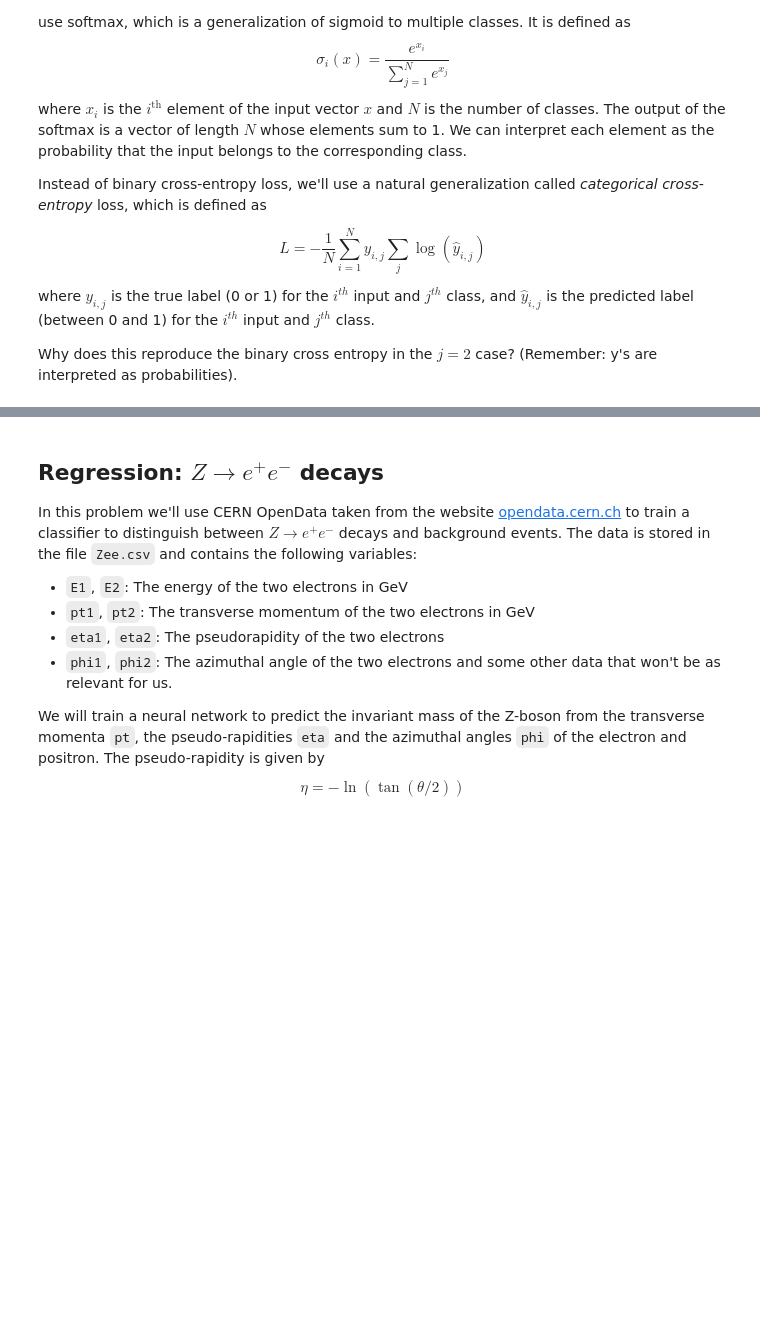
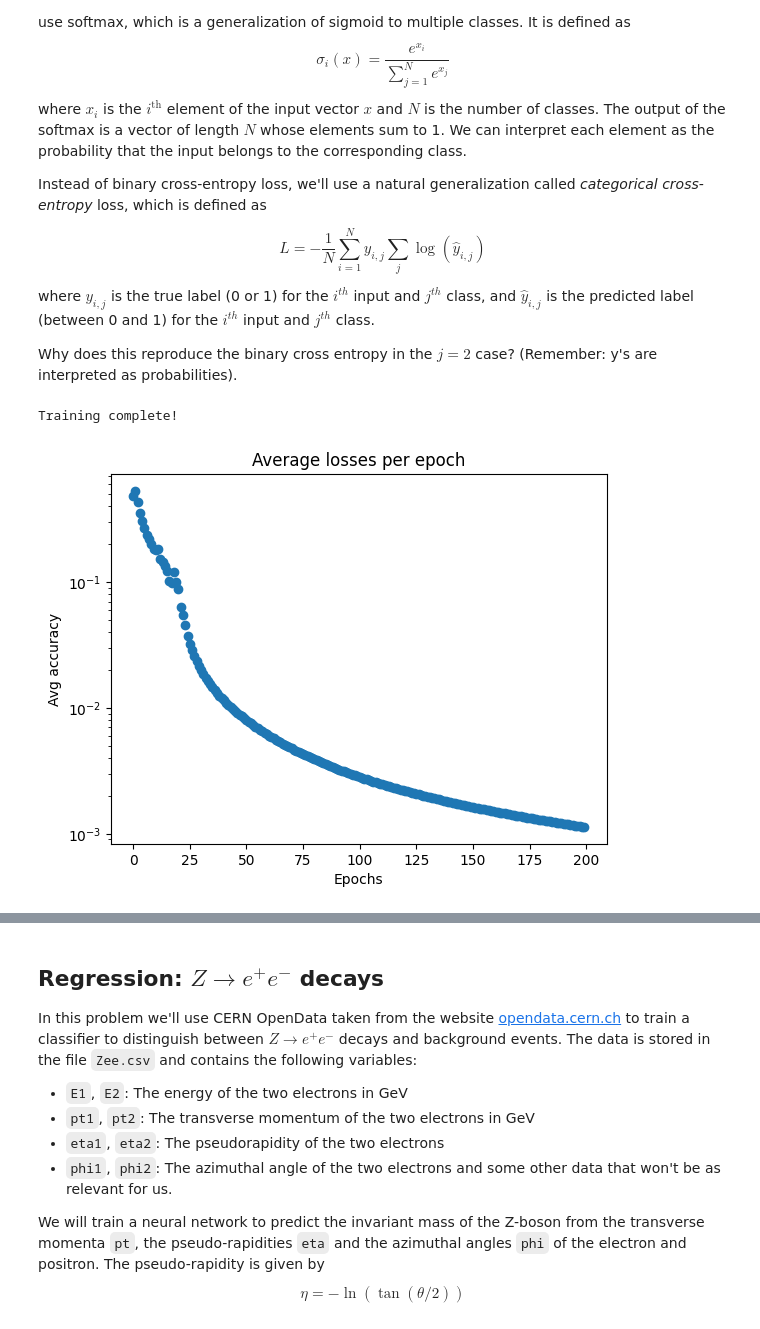
Before and after one commit to jimhalverson/COMP2023, a Jupyter notebook: notebooks/Physics and Machine Learning/2_Lecture_Supervised Learning.ipynb, the cells around one changed output, grey strips where cells are left out. Saved outputs shown, nothing was run; the diff lists cells and outputs as text; code cells hidden in the pictures; blank space fills up the shorter version.

```diff
--- a/notebooks/Physics and Machine Learning/2_Lecture_Supervised Learning.ipynb
+++ b/notebooks/Physics and Machine Learning/2_Lecture_Supervised Learning.ipynb
@@ -32,5 +117,11 @@ The basic idea of this loss is that if the true label is 1, then we want to maxi
 
 ### **Optimizer**
 We choose to use stochastic gradient descent, which differs from gradient descent due to mini-batches. The idea is that instead of computing the gradient of the loss function over the entire dataset, we compute it over a small subset of the dataset called a mini-batch. This is much faster, and the gradient is still a good approximation to the true gradient. The word "stochastic" refers to the fact that the mini-batches are often chosen randomly (though there are other ways for stochasticity to enter).
+# %%
+learning_rate = 0.01
+epochs = 100
+
+sgd = torch.optim.SGD(my_nn.parameters(), lr=learning_rate)
+criterion = torch.nn.BCELoss()
 # %% [markdown]
 Time for the train loop.
@@ -48,3 +199,62 @@ $$L = -\frac{1}{N}\sum_{i=1}^N y_{i,j} \sum_j \log(\hat{y}_{i,j})$$
 where $y_{i,j}$ is the true label (0 or 1) for the $i^{th}$ input and $j^{th}$ class, and $\hat{y}_{i,j}$ is the predicted label (between 0 and 1) for the $i^{th}$ input and $j^{th}$ class.
 
 Why does this reproduce the binary cross entropy in the $j=2$ case? (Remember: y's are interpreted as probabilities).
+# %%
+# mod: the Austin experiment
+width = 512
+epochs = 200
+
+def f(q1, q2):
+    if q1*q2 < 0:
+        return 0
+    elif q1*q2 == 0:
+        return 1
+    else:
+        return 2
+
+my_nn = torch.nn.Sequential(
+    torch.nn.Linear(2,width),
+    torch.nn.Tanh(),
+    torch.nn.Linear(width,width),
+    torch.nn.Tanh(),
+    torch.nn.Linear(width,3)
+    # torch automatically applies softmax when using torch.nn.CrossEntropyLoss
+)
+
+sgd = torch.optim.SGD(my_nn.parameters(), lr=learning_rate)
+criterion = torch.nn.CrossEntropyLoss()
+
+x, y = [], []
+for q1 in range(-5, 6):
+    for q2 in range(-5,6):
+        x.append([q1,q2])
+        y.append([f(q1,q2)])
+
+x, y = torch.tensor(x, dtype=torch.float), torch.tensor(y, dtype=torch.long)
+
+avg_losses = []
+for epoch in range(epochs):
+    avg_loss = 0
+    for i in range(len(x)):
+        sgd.zero_grad()
+        y_hat = my_nn(x[i])
+        loss = criterion(y_hat.unsqueeze(0), y[i])
+        loss.backward()
+        avg_loss += loss.item()
+        sgd.step()
+    avg_losses.append(avg_loss / len(x))
+
+print("\nTraining complete!")
+# %% [output]
+Training complete!
+# %%
+fig = plt.figure()
+ax = fig.add_subplot(111)
+ax.plot(avg_losses, 'o')  # show average losses
+plt.title("Average losses per epoch")
+plt.xlabel("Epochs")
+plt.ylabel("Avg accuracy")
+plt.yscale('log')
+plt.show()
+# %% [output]
+[figure, added]
```
Also changed, not shown: parts of 17 cells of this notebook, 1 other file.
